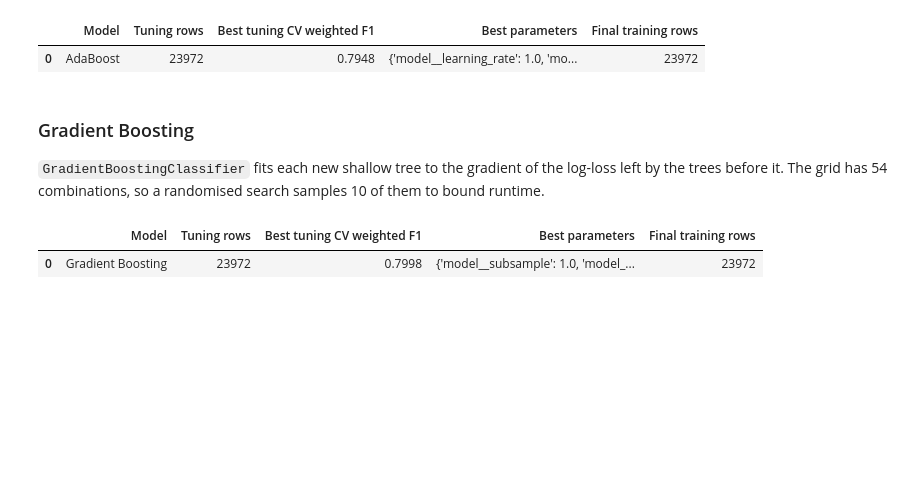
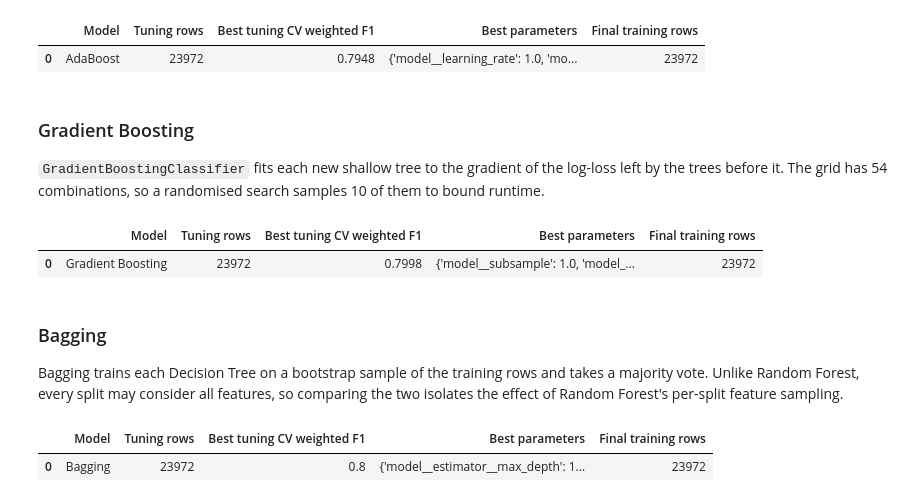
Before and after one commit to arhamgarg/ml-capstone, a Jupyter notebook: notebooks/classification.ipynb, the cells around one changed output. Cells and saved outputs as stored; diff of their text form; code cells hidden in the pictures; blank space fills up the shorter version.

Commit message:
feat(classification): add Bagging with Decision Tree base estimator

```diff
--- a/notebooks/classification.ipynb
+++ b/notebooks/classification.ipynb
@@ -701,3 +701,20 @@ tune_and_evaluate("Gradient Boosting", gb_search)
 # %% [output]
 |  | Model | Tuning rows | Best tuning CV weighted F1 | Best parameters | Final training rows |
 | 0 | Gradient Boosting | 23972 | 0.7998 | {'model__subsample': 1.0, 'model_... | 23972 |
+# %% [markdown]
+### Bagging
+
+Bagging trains each Decision Tree on a bootstrap sample of the training rows and takes a majority vote. Unlike Random Forest, every split may consider all features, so comparing the two isolates the effect of Random Forest's per-split feature sampling.
+# %%
+bagging_search = GridSearchCV(
+    Pipeline([
+        ("preprocess", unscaled_preprocessor),
+        ("model", BaggingClassifier(estimator=DecisionTreeClassifier(random_state=RANDOM_STATE), random_state=RANDOM_STATE)),
+    ]),
+    {"model__n_estimators": [50, 100], "model__max_samples": [0.5, 1.0], "model__estimator__max_depth": [10, None]},
+    cv=cv, scoring="f1_weighted", n_jobs=-1,
+)
+tune_and_evaluate("Bagging", bagging_search)
+# %% [output]
+|  | Model | Tuning rows | Best tuning CV weighted F1 | Best parameters | Final training rows |
+| 0 | Bagging | 23972 | 0.8 | {'model__estimator__max_depth': 1... | 23972 |
```
